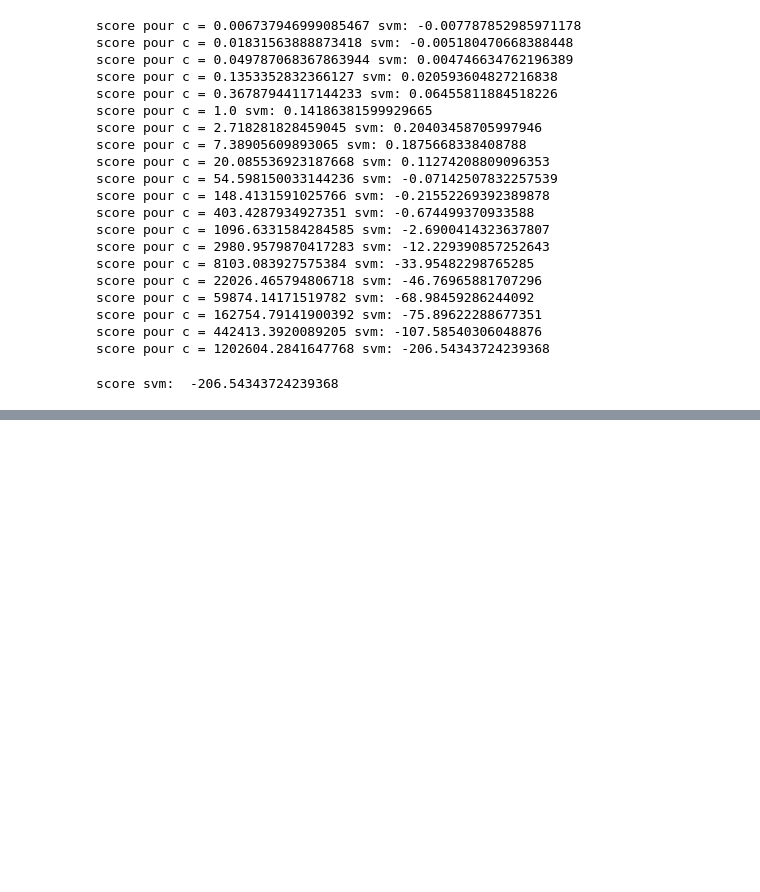
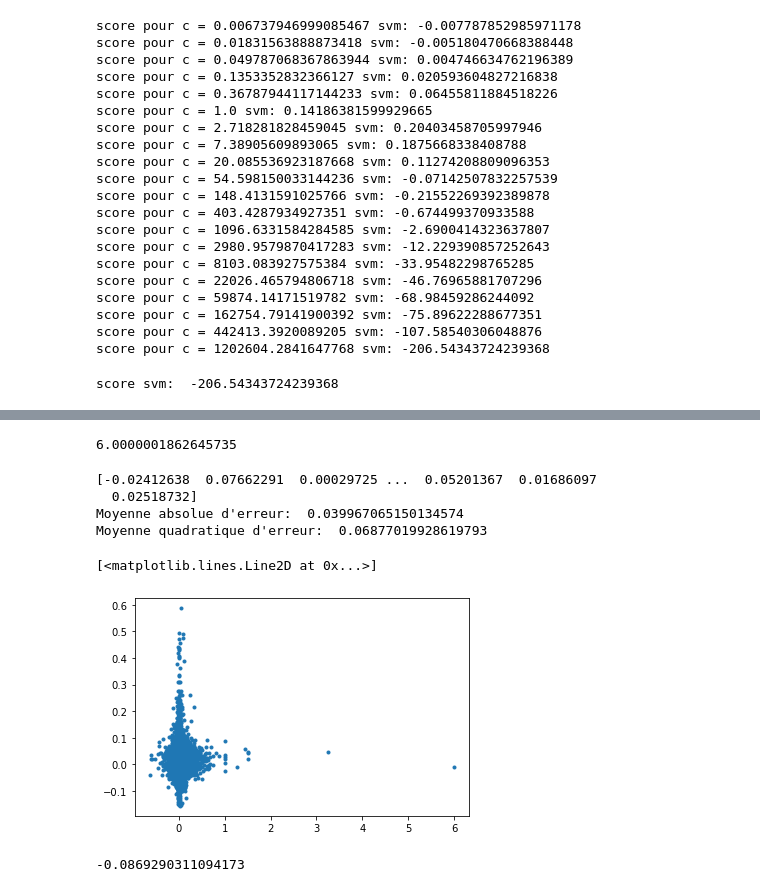
Before and after one commit to UrsulaAlcantara/IASProjet, a Jupyter notebook: Extract_DATA.ipynb, the cells around one changed output, grey strips where cells are left out. Drawn from its saved outputs; the diff is of its cells as text; code cells hidden in the pictures; blank space fills up the shorter version.

Commit message:
test model

```diff
--- a/Extract_DATA.ipynb
+++ b/Extract_DATA.ipynb
@@ -270,0 +273,3 @@ score svm:  -206.54343724239368
+# %%
+dataset = pd.read_csv("dataset.csv", sep=";")
+dataset.head(5)
@@ -270,0 +284,3 @@ score svm:  -206.54343724239368
+# %%
+index, X, Y = preprocessing(dataset)
+index, X, Y
@@ -270,0 +419,31 @@ score svm:  -206.54343724239368
+# %%
+max(Y)
+# %% [output]
+6.0000001862645735
+# %%
+from sklearn import svm
+###SVM
+reg = svm.SVR()
+X_train, X_test, y_train, y_test = train_test_split(X,Y, test_size = .5)
+reg.fit(X_train, y_train)
+
+y_pred = reg.predict(X_test)
+
+print(y_pred)
+print("Moyenne absolue d'erreur: ", metrics.mean_absolute_error(y_train,y_pred))
+print("Moyenne quadratique d'erreur: ", np.sqrt(metrics.mean_squared_error(y_train,y_pred)))
+plt.plot(y_train,y_pred,'.')
+#reg.score(x_test,x_train)
+# %% [output]
+[-0.02412638  0.07662291  0.00029725 ...  0.05201367  0.01686097
+  0.02518732]
+Moyenne absolue d'erreur:  0.039967065150134574
+Moyenne quadratique d'erreur:  0.06877019928619793
+[<matplotlib.lines.Line2D at 0x...>]
+[figure, added]
+# %%
+print("SVR score:", reg.score(X_test, y_test))
+
+#help(metrics.accuracy_score)
+# %% [output]
+-0.0869290311094173
```
Also changed, not shown: parts of 14 cells of this notebook.
